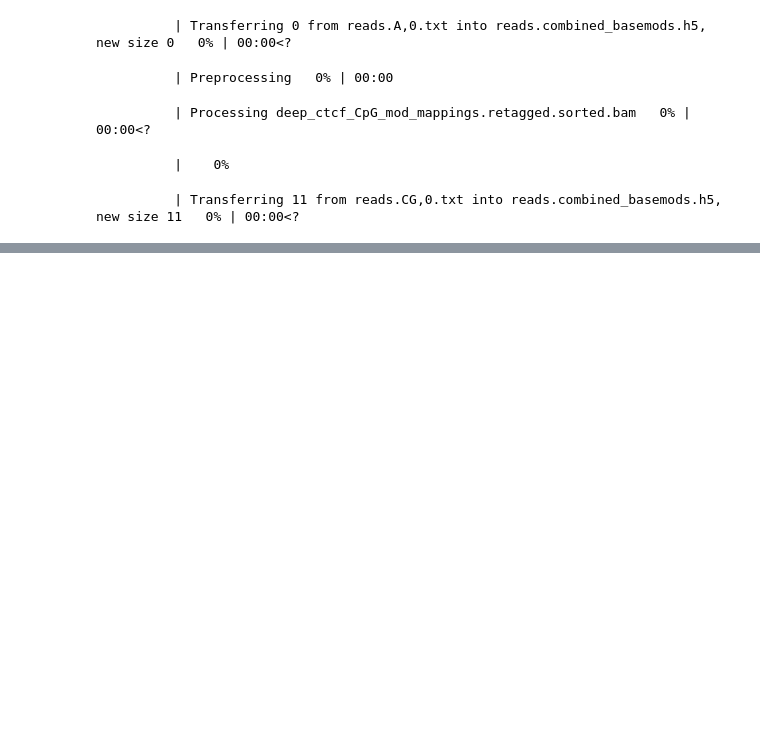
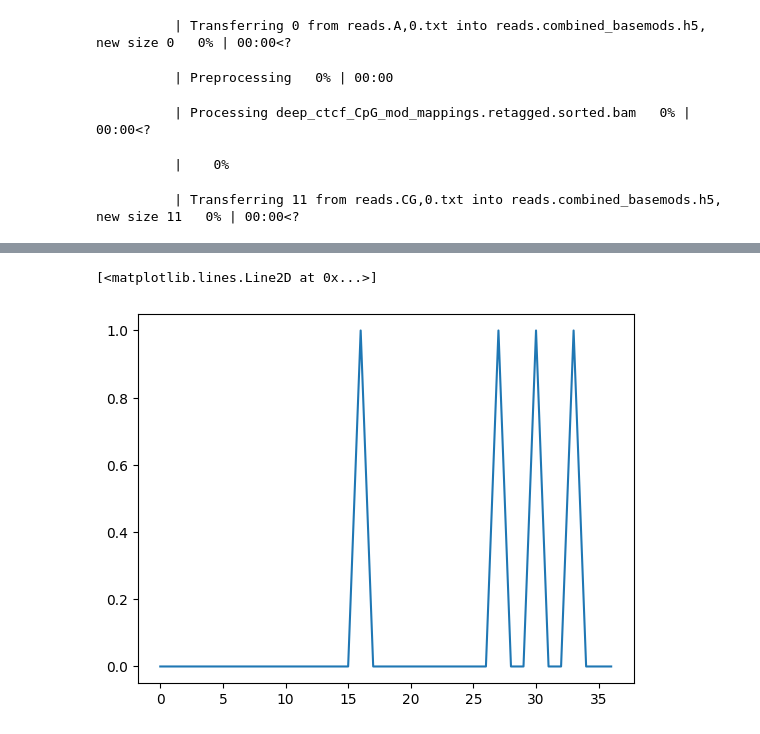
Before and after one commit to OberonDixon/methylseq-net, a Jupyter notebook: prototyping/preprocess_ctcf.ipynb, the cells around one changed output, grey strips where cells are left out. Saved outputs shown, nothing was run; the diff lists cells and outputs as text; code cells hidden in the pictures; blank space fills up the shorter version.

```diff
--- a/prototyping/preprocess_ctcf.ipynb
+++ b/prototyping/preprocess_ctcf.ipynb
@@ -181,0 +299,20 @@ Text(0.5, 1.0, 'deep ctcf chr1:206586331-206586361 +-10000bp no smoothing')
+# %%
+# regionX = 'chrX:130064000-130080000'
+regionX = 'chr11:2086423-2091187'
+mod_vector_chrX,val_vector_chrX = load_processed.pileup_vectors_from_bedmethyl(
+    bedmethyl_file = mA_pileup ,
+    regions = regionX,
+    motif='A,0',
+)
+# Reshape the vector into chunks of 128 (make sure the total length is a multiple of 128)
+n_chunks = len(mod_vector_chrX) // 128
+reshaped_mod_vector_chrX = mod_vector_chrX[:n_chunks * 128].reshape(n_chunks, 128)
+reshaped_val_vector_chrX = val_vector_chrX[:n_chunks * 128].reshape(n_chunks, 128)
+
+# Sum across each row to get the sums of each chunk
+mod_chunk_sums_chrX = reshaped_mod_vector_chrX.sum(axis=1)
+val_chunk_sums_chrX = reshaped_val_vector_chrX.sum(axis=1)
+plt.plot((mod_chunk_sums_chrX/val_chunk_sums_chrX)>0.05)
+# %% [output]
+[<matplotlib.lines.Line2D at 0x...>]
+[figure, added]
```
Also changed, not shown: parts of 13 cells of this notebook, 6 other files.
